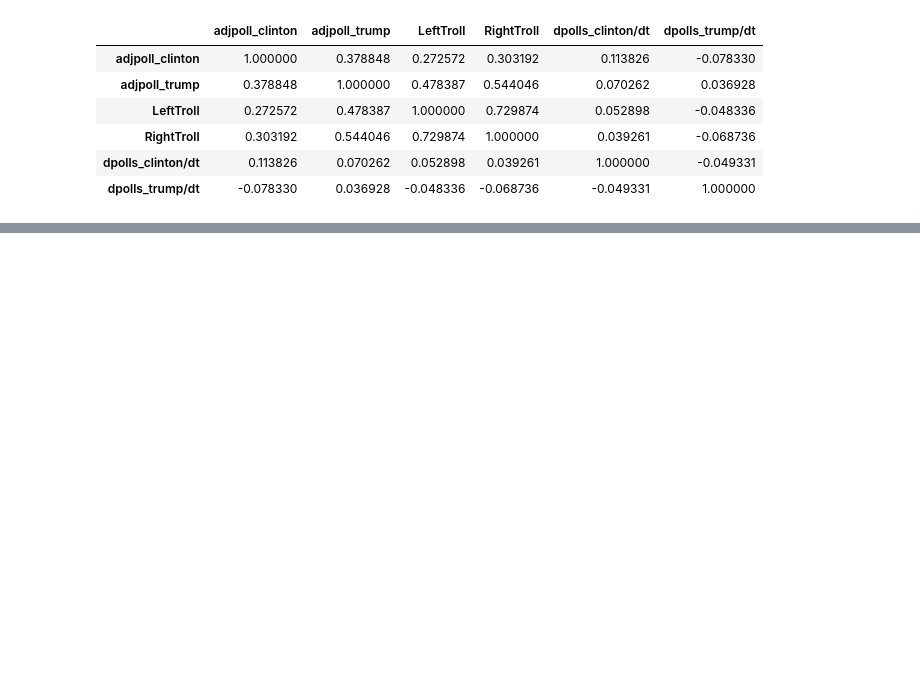
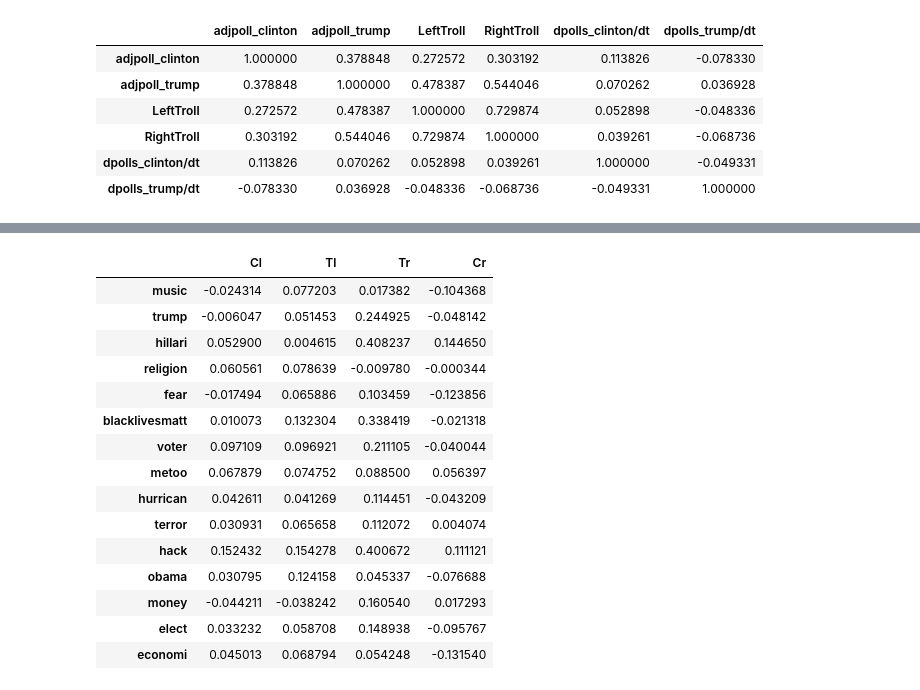
Before and after one commit to Jprost/ADA-Proj-18, a Jupyter notebook: Poll_Description_Analysis.ipynb, the cells around one changed output, grey strips where cells are left out. Saved outputs shown, nothing was run; the diff lists cells and outputs as text; code cells hidden in the pictures; blank space fills up the shorter version.

Commit message:
Correlations with topics

```diff
--- a/Poll_Description_Analysis.ipynb
+++ b/Poll_Description_Analysis.ipynb
@@ -696,0 +705,3 @@ data_follower_dpolls.corr(method='spearman')
+# %%
+df_topic=load_topic_df()
+df_topic=df_topic.drop(columns={'content', 'Clean_tweet', 'hashtags','hash_cat','Categorical', 'charlottesvil'})
@@ -696,0 +710,6 @@ data_follower_dpolls.corr(method='spearman')
+# %%
+df_poll_topic= data_poll_avg.drop(columns={'samplesize', 'poll_wt', 'rawpoll_clinton', 'rawpoll_trump', 'poll_id', 'question_id'})
+df_topic=df_topic.groupby(by=['account_category','publish_date']).sum().unstack("account_category").fillna(0)
+# %%
+df_scatter=df_poll_topic.merge(df_topic, how='inner', right_index=True, left_index=True)
+df_scatter.columns= df_scatter.columns[:2].tolist()+ [t[0]+'_'+t[1] for t in df_scatter.columns.tolist()[2:]]
@@ -696,0 +801,23 @@ data_follower_dpolls.corr(method='spearman')
+# %%
+df_scatter=df_poll_topic.merge(df_topic, how='inner', right_index=True, left_index=True)
+df_scatter.columns= df_scatter.columns[:2].tolist()+ [t[0]+'_'+t[1] for t in df_scatter.columns.tolist()[2:]]
+# %%
+df_corr.to_csv(csv_files+'Correlation_topic.csv')
+df_scatter.to_csv(csv_files+'Scatter_')
+# %% [output]
+|  | Cl | Tl | Tr | Cr |
+| music | -0.024314 | 0.077203 | 0.017382 | -0.104368 |
+| trump | -0.006047 | 0.051453 | 0.244925 | -0.048142 |
+| hillari | 0.052900 | 0.004615 | 0.408237 | 0.144650 |
+| religion | 0.060561 | 0.078639 | -0.009780 | -0.000344 |
+| fear | -0.017494 | 0.065886 | 0.103459 | -0.123856 |
+| blacklivesmatt | 0.010073 | 0.132304 | 0.338419 | -0.021318 |
+| voter | 0.097109 | 0.096921 | 0.211105 | -0.040044 |
+| metoo | 0.067879 | 0.074752 | 0.088500 | 0.056397 |
+| hurrican | 0.042611 | 0.041269 | 0.114451 | -0.043209 |
+| terror | 0.030931 | 0.065658 | 0.112072 | 0.004074 |
+| hack | 0.152432 | 0.154278 | 0.400672 | 0.111121 |
+| obama | 0.030795 | 0.124158 | 0.045337 | -0.076688 |
+| money | -0.044211 | -0.038242 | 0.160540 | 0.017293 |
+| elect | 0.033232 | 0.058708 | 0.148938 | -0.095767 |
+| economi | 0.045013 | 0.068794 | 0.054248 | -0.131540 |
```
Also changed, not shown: parts of 11 cells of this notebook, 2 other files.
